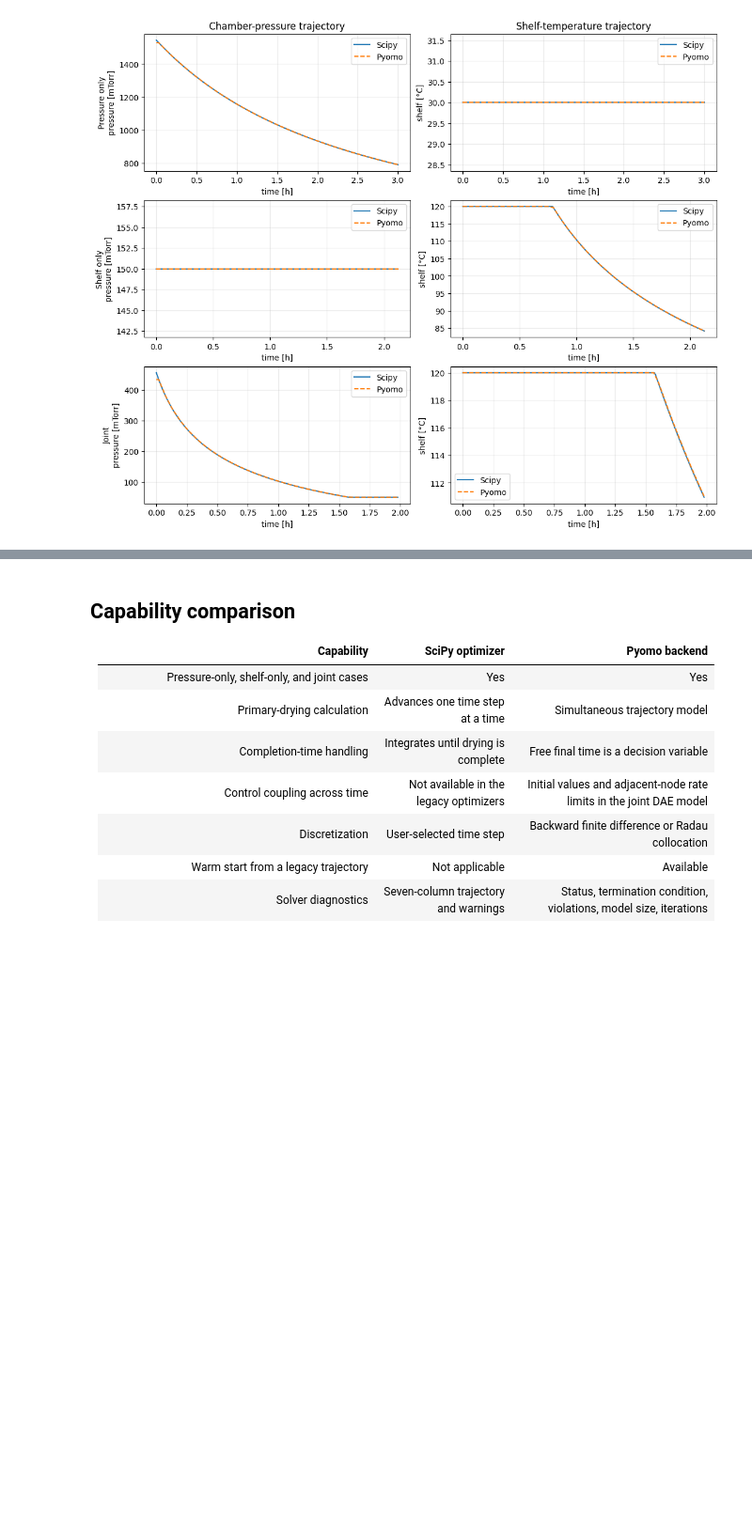
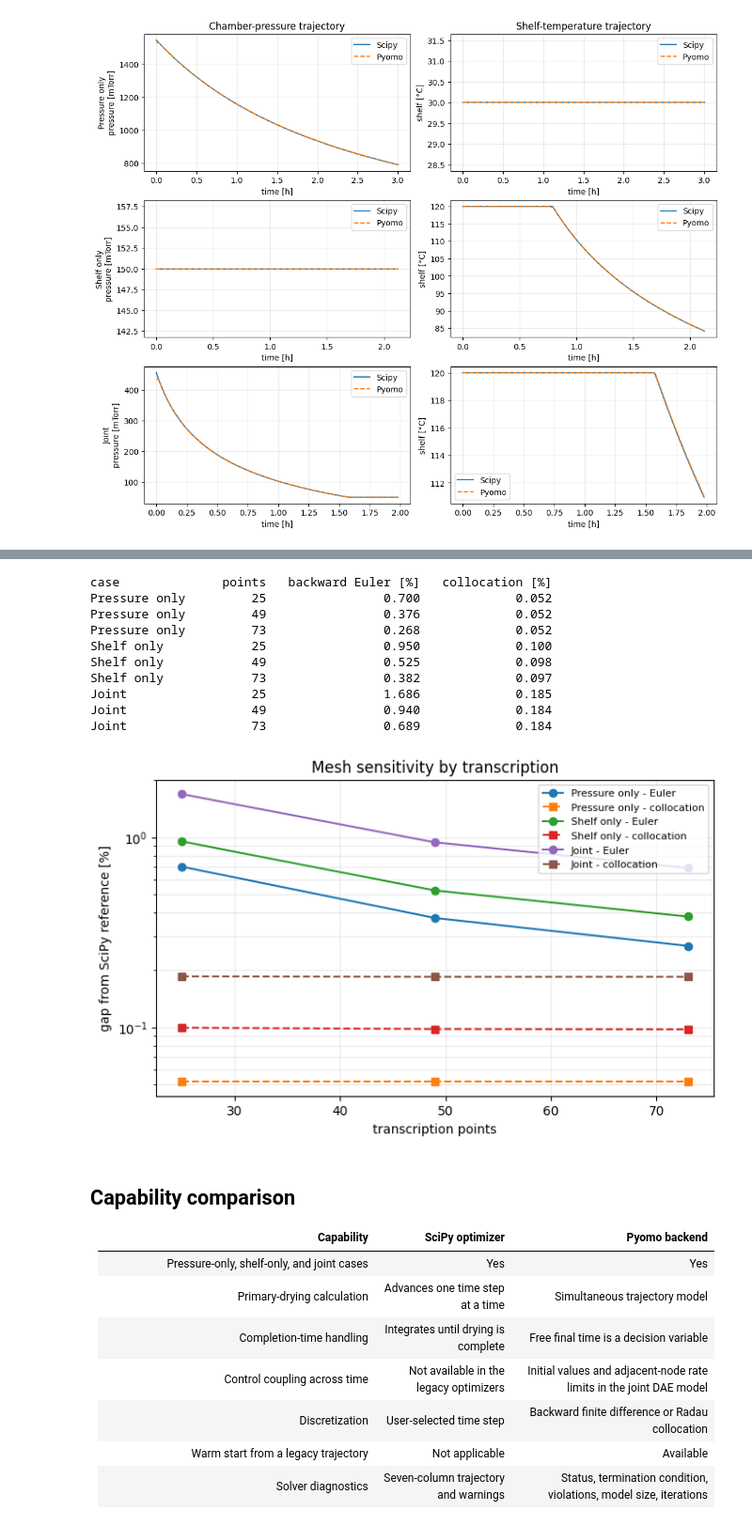
Before and after one commit to SECQUOIA/LyoPRONTO, a Jupyter notebook: docs/examples/current_main_joint_optimizer_comparison.ipynb, the cells around one changed output, grey strips where cells are left out. Shown at 94% size. Drawn from its saved outputs; the diff is of its cells as text; code cells hidden in the pictures; blank space fills up the shorter version.

```diff
--- a/docs/examples/current_main_joint_optimizer_comparison.ipynb
+++ b/docs/examples/current_main_joint_optimizer_comparison.ipynb
@@ -22,6 +22,7 @@ a1 = 16.0
 kc = 2.75e-4
 scipy_dt = 0.01
 point_budget = 49
+sensitivity_point_budgets = [25, 49, 73]
 ncp = 3
 final_dried_fraction = 1.0
 
@@ -192,3 +208,65 @@ plt.show()
+# %%
+sensitivity_specs = {
+    "Pressure only": (pressure_sensitivity, comparisons["Pressure only"]["scipy"]),
+    "Shelf only": (shelf_sensitivity, comparisons["Shelf only"]["scipy"]),
+    "Joint": (joint_sensitivity, comparisons["Joint"]["scipy"]),
+}
+budgets = [int(value) for value in sensitivity_point_budgets]
+
+sensitivity = {}
+for label, (runner, scipy_run) in sensitivity_specs.items():
+    rows = runner(
+        a1,
+        kc,
+        scipy_run.trajectory,
+        point_budgets=budgets,
+        ncp=ncp,
+        final_dried_fraction=final_dried_fraction,
+    )
+    grid = {}
+    for row in rows:
+        grid.setdefault(row["point_budget"], {})[row["method"]] = row["objective_gap_percent"]
+    sensitivity[label] = grid
+
+print(f"{'case':<16}{'points':>8}{'backward Euler [%]':>21}{'collocation [%]':>18}")
+for label, grid in sensitivity.items():
+    for points in budgets:
+        print(
+            f"{label:<16}{points:8d}{grid[points]['finite_difference']:21.3f}"
+            f"{grid[points]['collocation']:18.3f}"
+        )
+
+# Euler must improve with refinement; collocation should already be at its floor.
+for label, grid in sensitivity.items():
+    euler = [grid[points]["finite_difference"] for points in budgets]
+    collocation = [grid[points]["collocation"] for points in budgets]
+    if len(budgets) > 1:
+        assert euler[-1] < euler[0]
+        assert abs(collocation[-1] - collocation[0]) < 0.05
+        assert abs(collocation[-1]) < abs(euler[-1])
+
+fig, ax = plt.subplots(figsize=(6.8, 4.2), layout="constrained")
+for label, grid in sensitivity.items():
+    ax.plot(budgets, [grid[p]["finite_difference"] for p in budgets], "o-", label=f"{label} - Euler")
+    ax.plot(budgets, [grid[p]["collocation"] for p in budgets], "s--", label=f"{label} - collocation")
+ax.set(xlabel="transcription points", ylabel="gap from SciPy reference [%]",
+       title="Mesh sensitivity by transcription")
+ax.set_yscale("log")
+ax.grid(alpha=0.25, which="both")
+ax.legend(fontsize=8)
+plt.show()
+# %% [output]
+case              points   backward Euler [%]   collocation [%]
+Pressure only         25                0.700             0.052
+Pressure only         49                0.376             0.052
+Pressure only         73                0.268             0.052
+Shelf only            25                0.950             0.100
+Shelf only            49                0.525             0.098
+Shelf only            73                0.382             0.097
+Joint                 25                1.686             0.185
+Joint                 49                0.940             0.184
+Joint                 73                0.689             0.184
+[figure, added]
 # %% [markdown]
 ## Capability comparison
 
```
Also changed, not shown: parts of 2 cells of this notebook, 1 other file.
